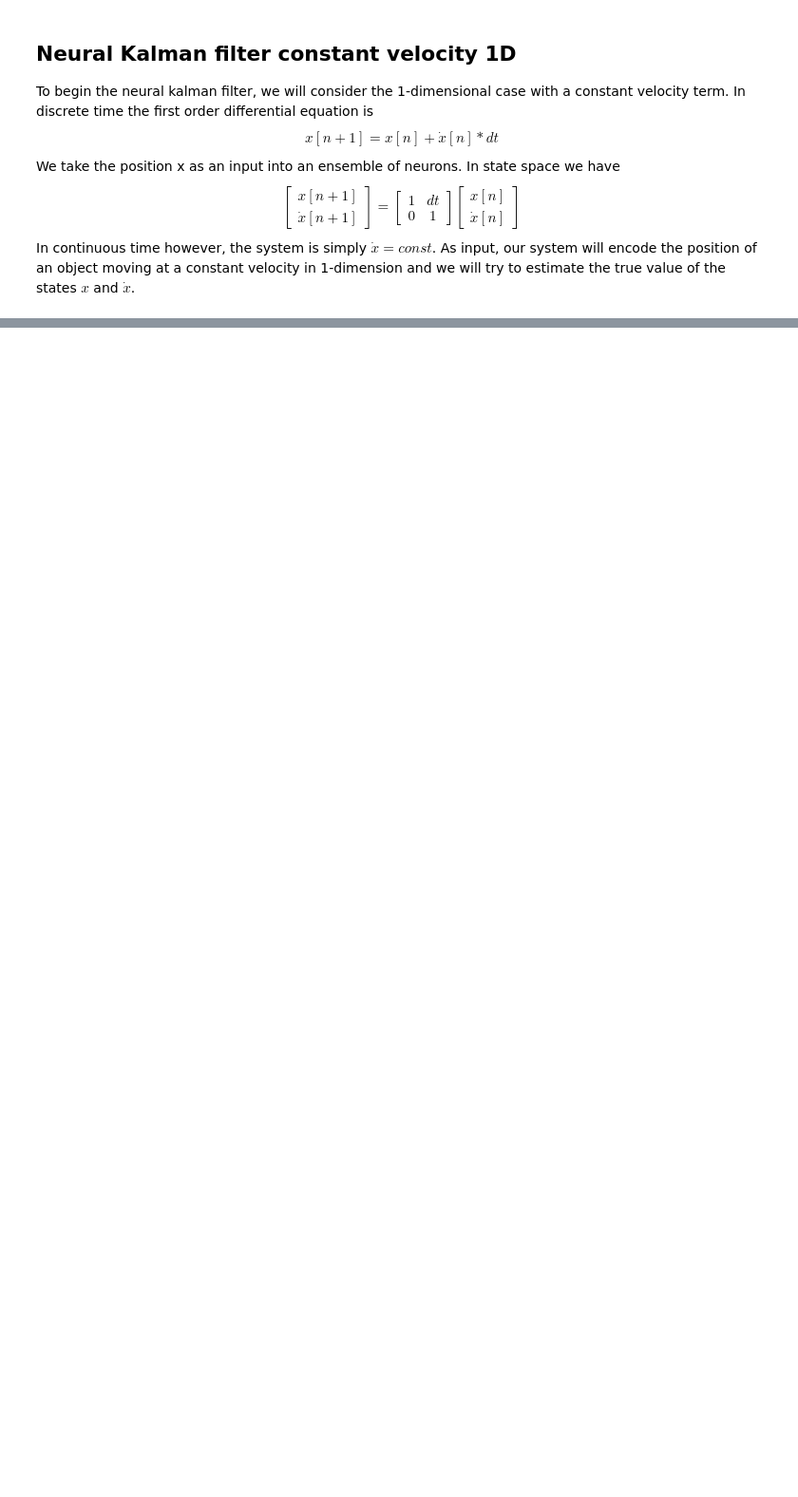
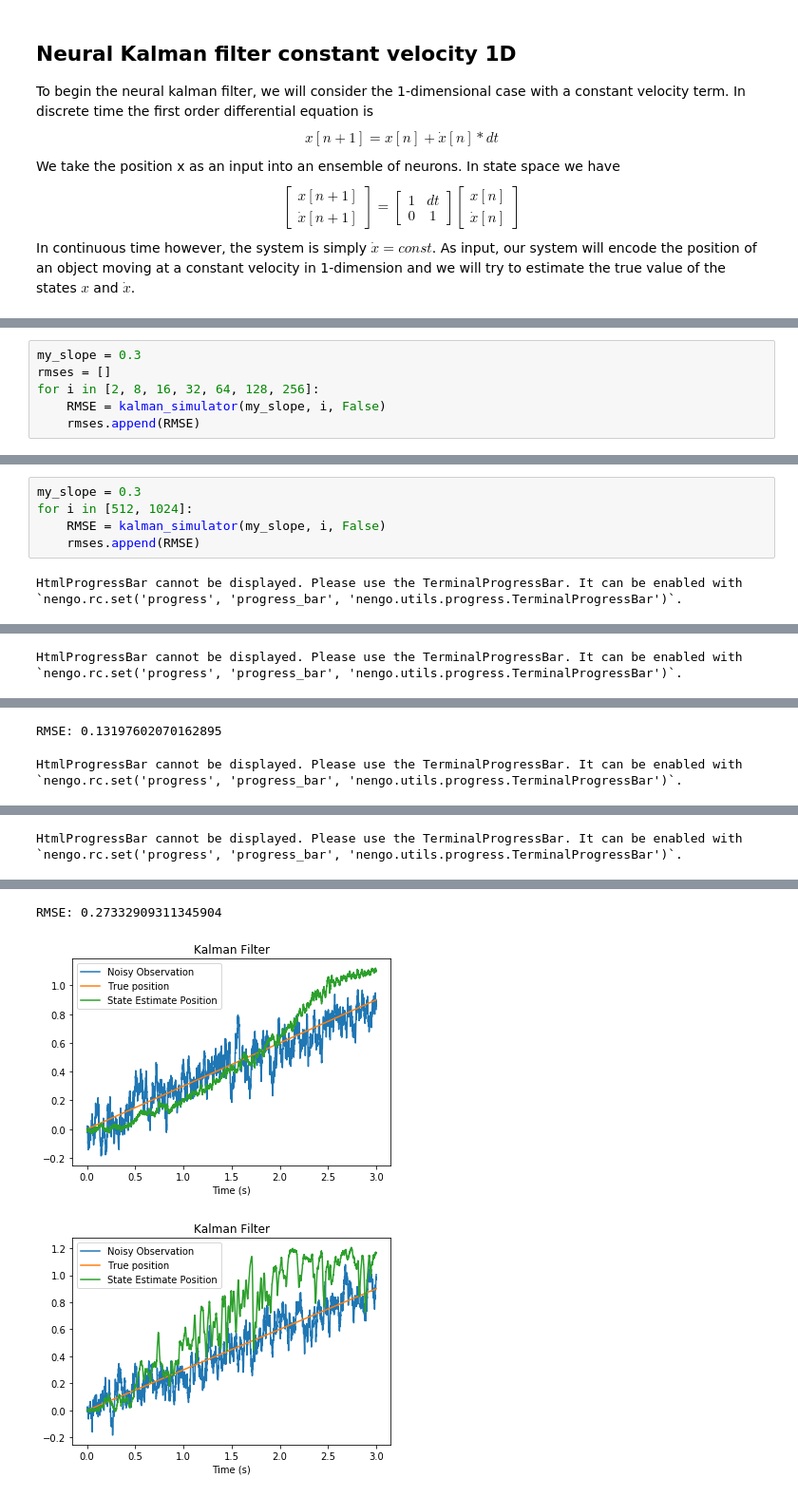
Before and after one commit to samnewhook/neural-kalman-filter, a Jupyter notebook: Newhook_Term_Project.ipynb, the cells around one changed output, grey strips where cells are left out. Shown at 95% size. Cells and saved outputs as stored; diff of their text form; blank space fills up the shorter version.

```diff
--- a/Newhook_Term_Project.ipynb
+++ b/Newhook_Term_Project.ipynb
@@ -286,0 +383,6 @@ HtmlProgressBar cannot be displayed. Please use the TerminalProgressBar. It can
+# %%
+my_slope = 0.3
+rmses = []
+for i in [2, 8, 16, 32, 64, 128, 256]:
+    RMSE = kalman_simulator(my_slope, i, False)
+    rmses.append(RMSE)
@@ -286,0 +403,7 @@ HtmlProgressBar cannot be displayed. Please use the TerminalProgressBar. It can
+# %%
+my_slope = 0.3
+for i in [512, 1024]:
+    RMSE = kalman_simulator(my_slope, i, False)
+    rmses.append(RMSE)
+# %% [output]
+HtmlProgressBar cannot be displayed. Please use the TerminalProgressBar. It can be enabled with `nengo.rc.set('progress', 'progress_bar', 'nengo.utils.progress.TerminalProgressBar')`.
@@ -286,0 +411 @@ HtmlProgressBar cannot be displayed. Please use the TerminalProgressBar. It can
+HtmlProgressBar cannot be displayed. Please use the TerminalProgressBar. It can be enabled with `nengo.rc.set('progress', 'progress_bar', 'nengo.utils.progress.TerminalProgressBar')`.
@@ -286,0 +413,2 @@ HtmlProgressBar cannot be displayed. Please use the TerminalProgressBar. It can
+RMSE: 0.13197602070162895
+HtmlProgressBar cannot be displayed. Please use the TerminalProgressBar. It can be enabled with `nengo.rc.set('progress', 'progress_bar', 'nengo.utils.progress.TerminalProgressBar')`.
@@ -286,0 +416 @@ HtmlProgressBar cannot be displayed. Please use the TerminalProgressBar. It can
+HtmlProgressBar cannot be displayed. Please use the TerminalProgressBar. It can be enabled with `nengo.rc.set('progress', 'progress_bar', 'nengo.utils.progress.TerminalProgressBar')`.
@@ -286,0 +418,3 @@ HtmlProgressBar cannot be displayed. Please use the TerminalProgressBar. It can
+RMSE: 0.27332909311345904
+[figure, added]
+[figure, added]
```
Also changed, not shown: parts of 11 cells of this notebook, 3 other files.
